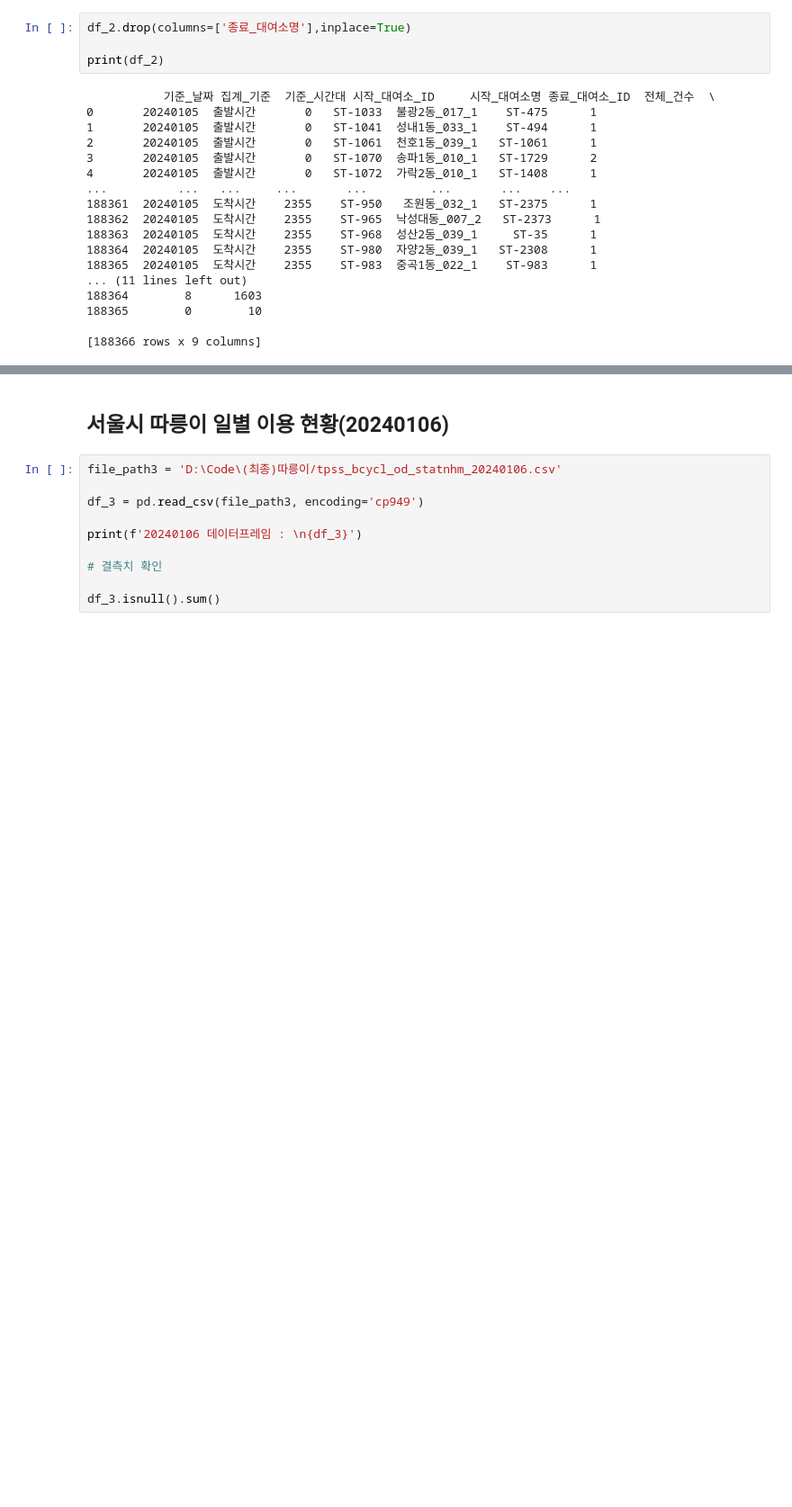
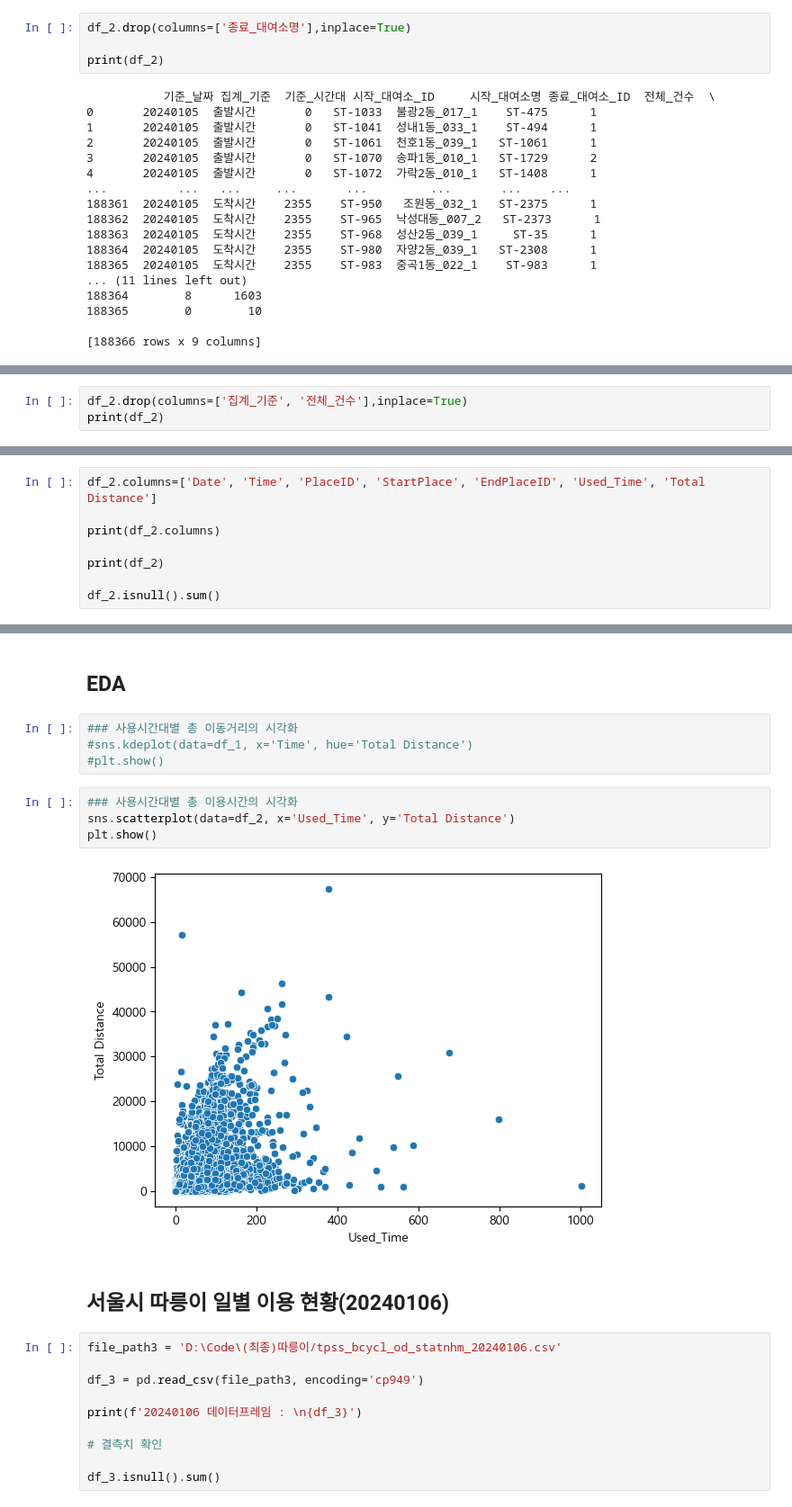
Before and after one commit to Nvuly/SeoulBicycle_Project, a Jupyter notebook: Seoul_Bicycle_Data_Analysis.ipynb, the cells around one changed output, grey strips where cells are left out. Shown at 90% size. Drawn from its saved outputs; the diff is of its cells as text; blank space fills up the shorter version.

```diff
--- a/Seoul_Bicycle_Data_Analysis.ipynb
+++ b/Seoul_Bicycle_Data_Analysis.ipynb
@@ -289,0 +291,3 @@ print(df_2)
+# %%
+df_2.drop(columns=['집계_기준', '전체_건수'],inplace=True)
+print(df_2)
@@ -289,0 +311,8 @@ print(df_2)
+# %%
+df_2.columns=['Date', 'Time', 'PlaceID', 'StartPlace', 'EndPlaceID', 'Used_Time', 'Total Distance']
+
+print(df_2.columns)
+
+print(df_2)
+
+df_2.isnull().sum()
@@ -290,3 +365,15 @@ print(df_2)
+# %% [markdown]
+## EDA
+# %%
+### 사용시간대별 총 이동거리의 시각화
+#sns.kdeplot(data=df_1, x='Time', hue='Total Distance')
+#plt.show()
+# %%
+### 사용시간대별 총 이용시간의 시각화
+sns.scatterplot(data=df_2, x='Used_Time', y='Total Distance')
+plt.show()
+# %% [output]
+[figure, added]
 # %% [markdown]
 ## 서울시 따릉이 일별 이용 현황(20240106)
 # %%
```
Also changed, not shown: parts of 21 cells of this notebook.
